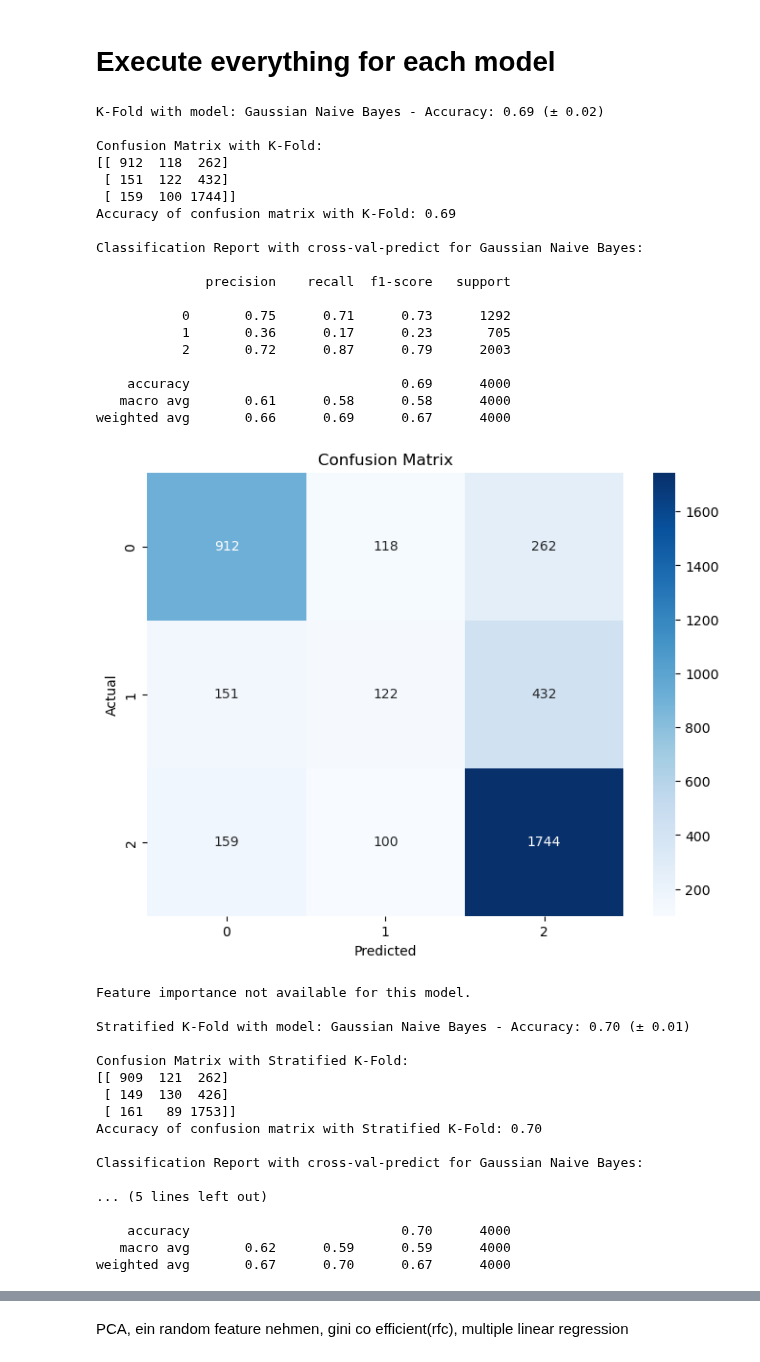
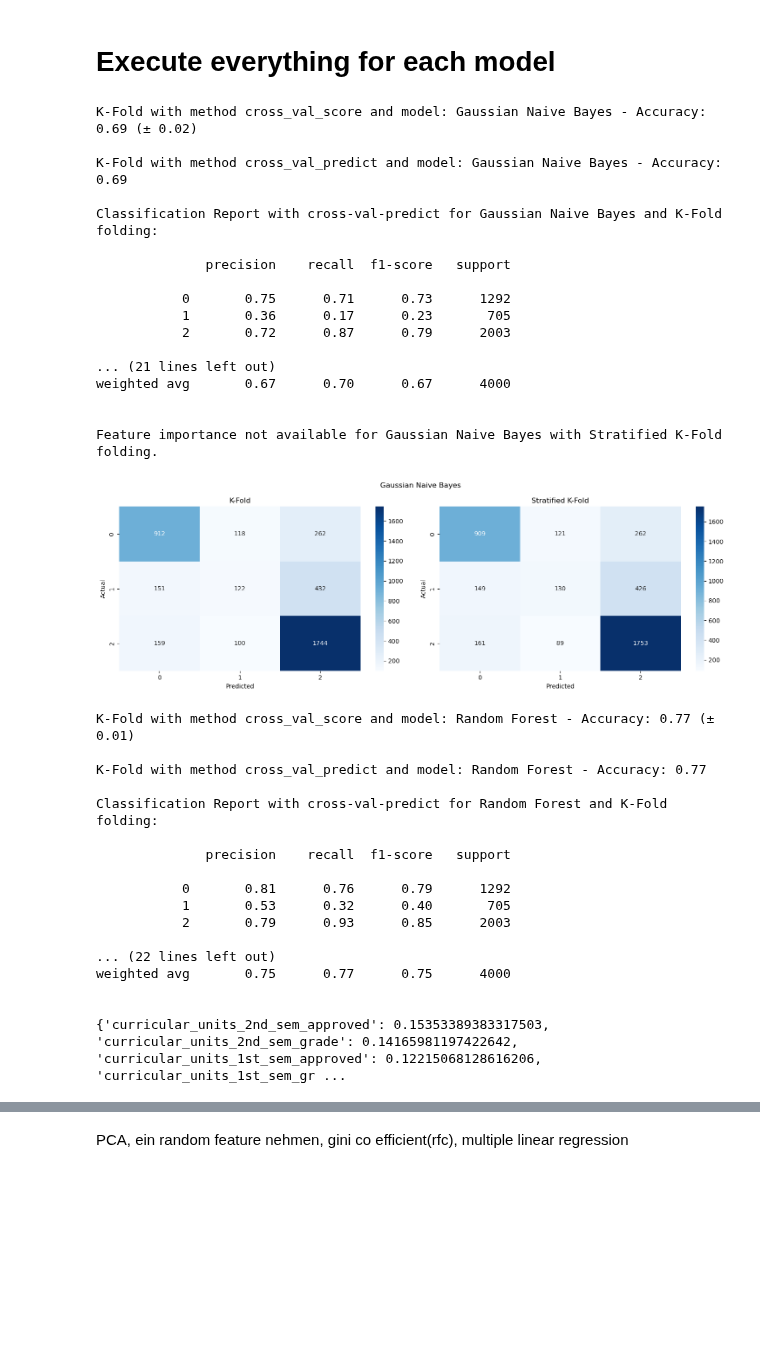
Before and after one commit to MarcoAigner/Machine-Learning-Practical, a Jupyter notebook: project_2/student_dropout.ipynb, the cells around one changed output, grey strips where cells are left out. Drawn from its saved outputs; the diff is of its cells as text; code cells hidden in the pictures; blank space fills up the shorter version.

```diff
--- a/project_2/student_dropout.ipynb
+++ b/project_2/student_dropout.ipynb
@@ -380,8 +254,7 @@ num_folds = 10
 # Create KFold objects
 folds = {
     'K-Fold' : KFold(n_splits=num_folds, shuffle=True, random_state=42),
-    'Stratified K-Fold' : StratifiedKFold(n_splits=num_folds),
-    'Repeated K-Fold' : RepeatedKFold(n_splits=num_folds, n_repeats=2, random_state=42)
+    'Stratified K-Fold' : StratifiedKFold(n_splits=num_folds)
 }
 # %% [markdown]
 In scikit-learn, the KNeighborsClassifier expects the input data to be in the form of a NumPy array or array-like object, not a DataFrame.
@@ -565,29 +466,28 @@ def analyze_feature_importance(model, X):
 # %%
 from sklearn.model_selection import cross_val_score
 
-def train_and_evaluate_model(model, X, y, X_train, y_train, cv, labels):
+def train_and_evaluate_model(model, X, y, X_train, y_train, cv):
     try:
         # Train the model
         train_model(model, X_train, y_train)
 
         # Perform K-fold cross-validation and get accuracy scores for each fold
         cv_scores = cross_val_score(model, X.values, y.values, cv=cv, scoring='accuracy')
-        print(f"{fold_name} with model: {model_name} - Accuracy: {np.mean(cv_scores):.2f} (± {np.std(cv_scores):.2f})\n")
+        print(f"{fold_name} with method cross_val_score and model: {model_name} - Accuracy: {np.mean(cv_scores):.2f} (± {np.std(cv_scores):.2f})\n")
 
         conf_mat = cross_validate_model(model, X, y, cv)
 
         if conf_mat is not None:
-            # Plot confusion matrix using seaborn
-            plot_confusion_matrix(conf_mat, labels)
-
             # Check if the model has feature_importances_ attribute
             if hasattr(model, 'feature_importances_'):
                 analyze_feature_importance(model, X)
             else:
-                print("Feature importance not available for this model." + "\n")
+                print(f"Feature importance not available for {model_name} with {fold_name} folding." + "\n")
 
     except Exception as e:
         print(f"Error while processing {model_name}: {e}")
+
+    return conf_mat
 # %% [markdown]
 <hr>
 # %% [markdown]
@@ -597,60 +497,57 @@ def train_and_evaluate_model(model, X, y, X_train, y_train, cv, labels):
 # %%
 
 # Specify the number of folds for K-fold cross-validation
 num_folds = 10
-
-# Create KFold objects
-kf = KFold(n_splits=num_folds, shuffle=True, random_state=42)
-skf = StratifiedKFold(n_splits=num_folds)
-rkf = RepeatedKFold(n_splits=num_folds, n_repeats=2, random_state=42)
 
 TRAIN_FRACTION = 0.75
 train = pd.concat([final_dataframe[final_dataframe['target'] == 0].sample(frac=TRAIN_FRACTION), final_dataframe[final_dataframe['target'] == 1].sample(frac=TRAIN_FRACTION),final_dataframe[final_dataframe['target'] == 2].sample(frac=TRAIN_FRACTION)])
 test = final_dataframe.drop(train.index)
 X_train = test.drop(columns='target')
 y_train = test['target']
 #X_test = test.drop(columns='target')
 #y_test = test['target']
 
 # Loop through your models and call the train_and_evaluate_model method
 for model_name, model in models.items():
+    cm_dict = {}
     for fold_name, fold in folds.items():
-        train_and_evaluate_model(model, X, y, X_train, y_train, fold, sorted(final_dataframe["target"].unique()))
+        cm_dict[fold_name] = train_and_evaluate_model(model, X, y, X_train, y_train, fold)
+
+    # Plot confusion matrix using seaborn
+    plot_confusion_matrix(model_name, cm_dict, sorted(final_dataframe["target"].unique()))
 # %% [output]
-K-Fold with model: Gaussian Naive Bayes - Accuracy: 0.69 (± 0.02)
+K-Fold with method cross_val_score and model: Gaussian Naive Bayes - Accuracy: 0.69 (± 0.02)
 
-Confusion Matrix with K-Fold:
-[[ 912  118  262]
- [ 151  122  432]
- [ 159  100 1744]]
-Accuracy of confusion matrix with K-Fold: 0.69
+K-Fold with method cross_val_predict and model: Gaussian Naive Bayes - Accuracy: 0.69
 
-Classification Report with cross-val-predict for Gaussian Naive Bayes:
+Classification Report with cross-val-predict for Gaussian Naive Bayes and K-Fold folding:
 
               precision    recall  f1-score   support
 
            0       0.75      0.71      0.73      1292
            1       0.36      0.17      0.23       705
            2       0.72      0.87      0.79      2003
 
-    accuracy                           0.69      4000
-   macro avg       0.61      0.58      0.58      4000
-weighted avg       0.66      0.69      0.67      4000
+... (21 lines left out)
+weighted avg       0.67      0.70      0.67      4000
+
+
+Feature importance not available for Gaussian Naive Bayes with Stratified K-Fold folding.
-[figure, old version]
+[figure, new version]
-Feature importance not available for this model.
+K-Fold with method cross_val_score and model: Random Forest - Accuracy: 0.77 (± 0.01)
 
-Stratified K-Fold with model: Gaussian Naive Bayes - Accuracy: 0.70 (± 0.01)
+K-Fold with method cross_val_predict and model: Random Forest - Accuracy: 0.77
 
-Confusion Matrix with Stratified K-Fold:
-[[ 909  121  262]
- [ 149  130  426]
- [ 161   89 1753]]
-Accuracy of confusion matrix with Stratified K-Fold: 0.70
+Classification Report with cross-val-predict for Random Forest and K-Fold folding:
 
-Classification Report with cross-val-predict for Gaussian Naive Bayes:
+              precision    recall  f1-score   support
 
-... (5 lines left out)
+           0       0.81      0.76      0.79      1292
+           1       0.53      0.32      0.40       705
+           2       0.79      0.93      0.85      2003
 
-    accuracy                           0.70      4000
-   macro avg       0.62      0.59      0.59      4000
-weighted avg       0.67      0.70      0.67      4000
+... (22 lines left out)
+weighted avg       0.75      0.77      0.75      4000
+
+
+{'curricular_units_2nd_sem_approved': 0.15353389383317503, 'curricular_units_2nd_sem_grade': 0.14165981197422642, 'curricular_units_1st_sem_approved': 0.12215068128616206, 'curricular_units_1st_sem_gr ...
```
Also changed, not shown: parts of 16 cells of this notebook.
